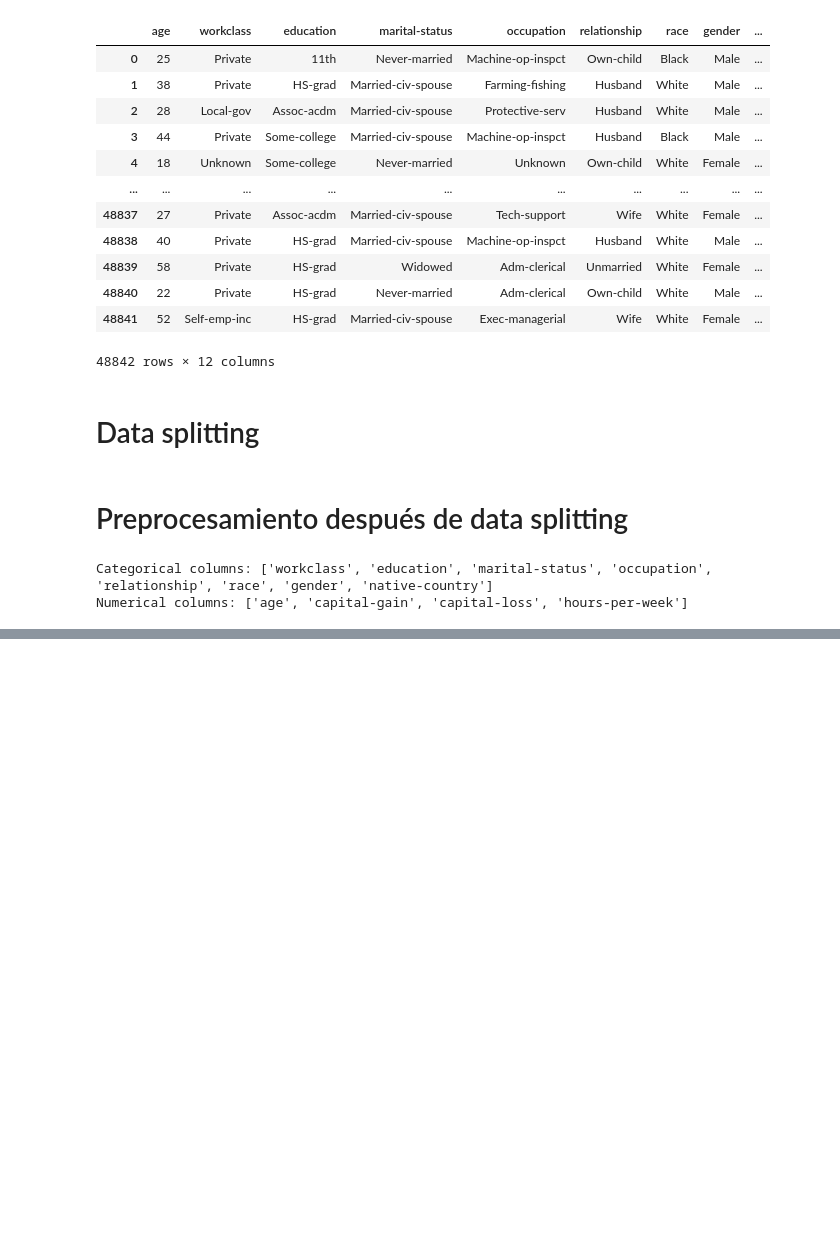
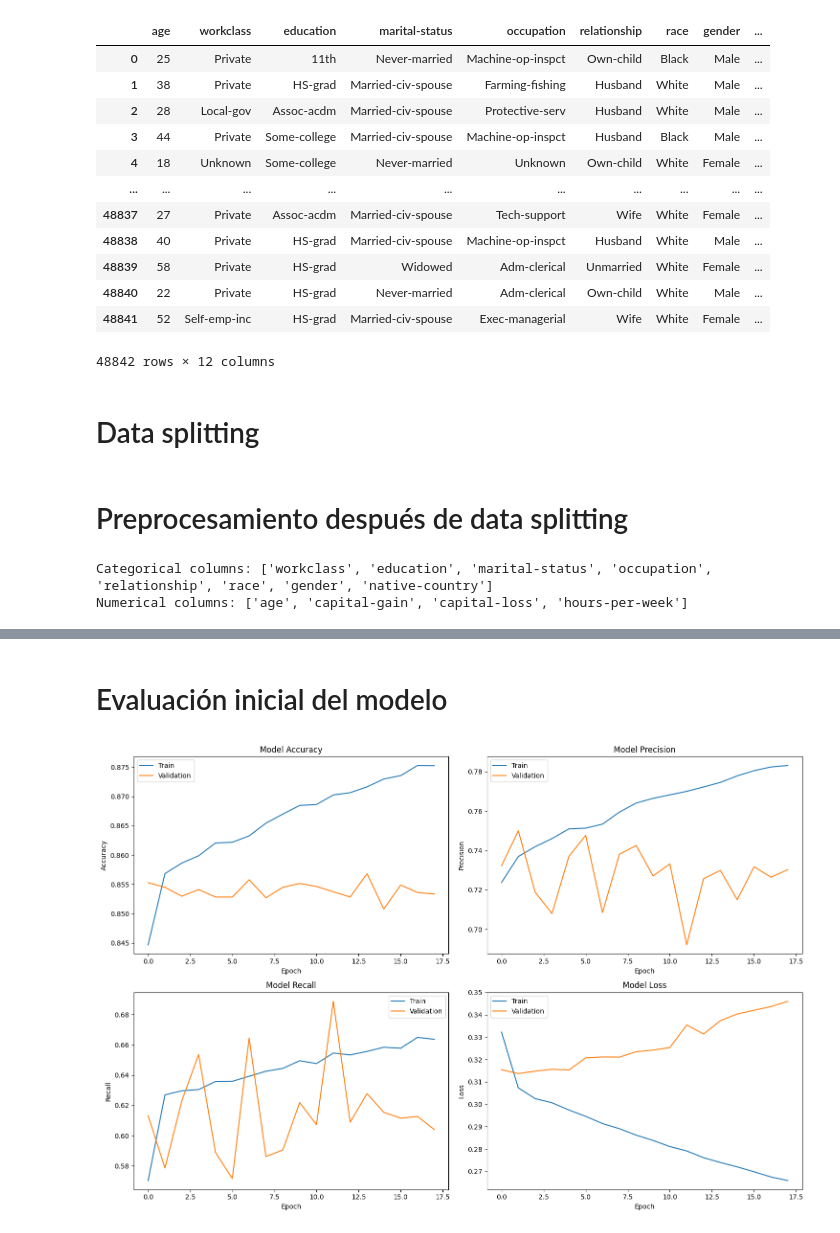
Before and after one commit to carlosagalicia/Clasificador-de-ingreso-anual, a Jupyter notebook: Adult.ipynb, the cells around one changed output, grey strips where cells are left out. Drawn from its saved outputs; the diff is of its cells as text; code cells hidden in the pictures; blank space fills up the shorter version.

```diff
--- a/Adult.ipynb
+++ b/Adult.ipynb
@@ -113,0 +157,10 @@ preprocessor = ColumnTransformer(
+# %%
+model.compile(
+    optimizer="adam",
+    loss="binary_crossentropy",
+    metrics=[
+        "accuracy",
+        tf.keras.metrics.Precision(name="precision"),
+        tf.keras.metrics.Recall(name="recall")
+    ]
+)
@@ -113,0 +183,9 @@ preprocessor = ColumnTransformer(
+# %%
+history = model.fit(
+    X_train,
+    y_train_full,
+    validation_split=0.2,
+    epochs=18,
+    batch_size=32,
+    verbose=2
+)
@@ -113,0 +210,44 @@ preprocessor = ColumnTransformer(
+# %% [markdown]
+# Evaluación inicial del modelo
+# %%
+history_dict = history.history
+epochs = range(len(history_dict['loss']))
+
+plt.figure(figsize=(15,10))
+
+plt.subplot(2,2,1)
+plt.plot(epochs, history_dict['accuracy'], label='Train')
+plt.plot(epochs, history_dict['val_accuracy'], label='Validation')
+plt.title('Model Accuracy')
+plt.xlabel('Epoch')
+plt.ylabel('Accuracy')
+plt.legend()
+
+plt.subplot(2,2,2)
+plt.plot(epochs, history_dict['precision'], label='Train')
+plt.plot(epochs, history_dict['val_precision'], label='Validation')
+plt.title('Model Precision')
+plt.xlabel('Epoch')
+plt.ylabel('Precision')
+plt.legend()
+
+plt.subplot(2,2,3)
+plt.plot(epochs, history_dict['recall'], label='Train')
+plt.plot(epochs, history_dict['val_recall'], label='Validation')
+plt.title('Model Recall')
+plt.xlabel('Epoch')
+plt.ylabel('Recall')
+plt.legend()
+
+plt.subplot(2,2,4)
+plt.plot(epochs, history_dict['loss'], label='Train')
+plt.plot(epochs, history_dict['val_loss'], label='Validation')
+plt.title('Model Loss')
+plt.xlabel('Epoch')
+plt.ylabel('Loss')
+plt.legend()
+
+plt.tight_layout()
+plt.show()
+# %% [output]
+[figure, added]
```
Also changed, not shown: parts of 14 cells of this notebook.
